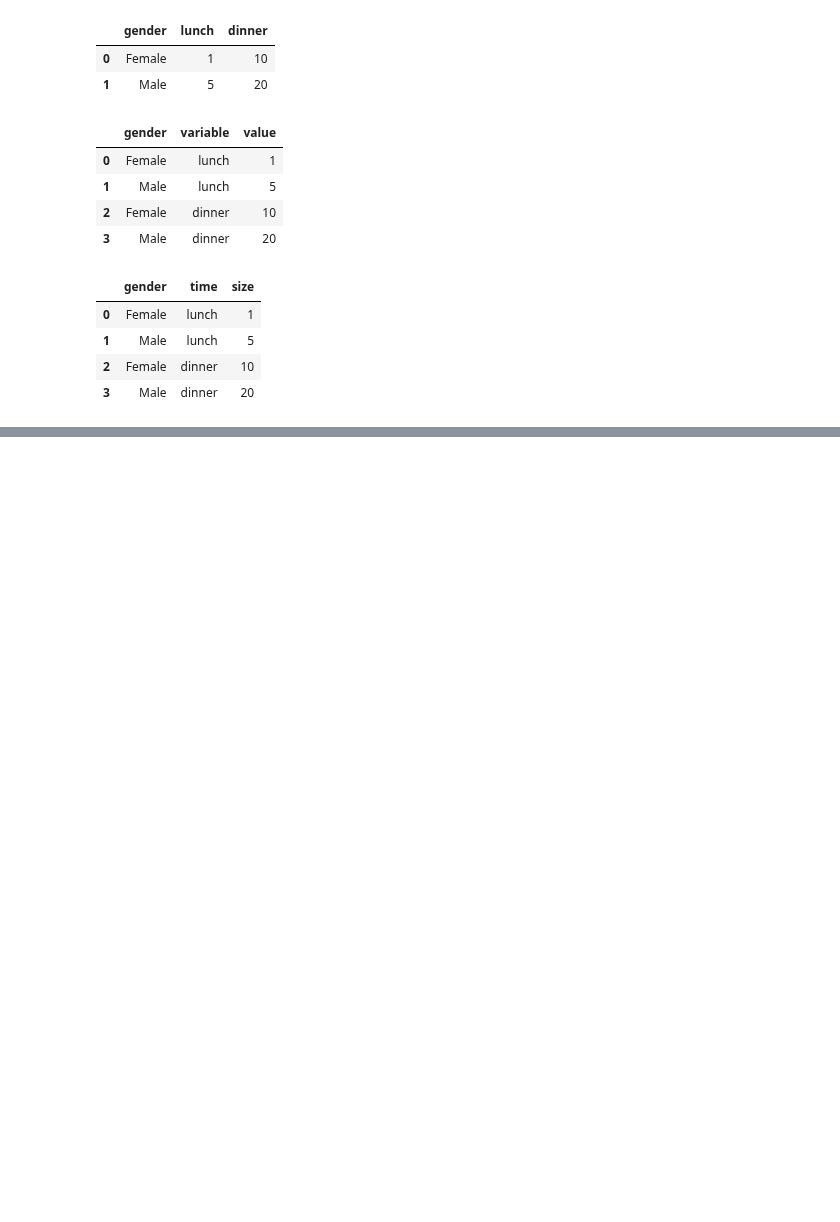
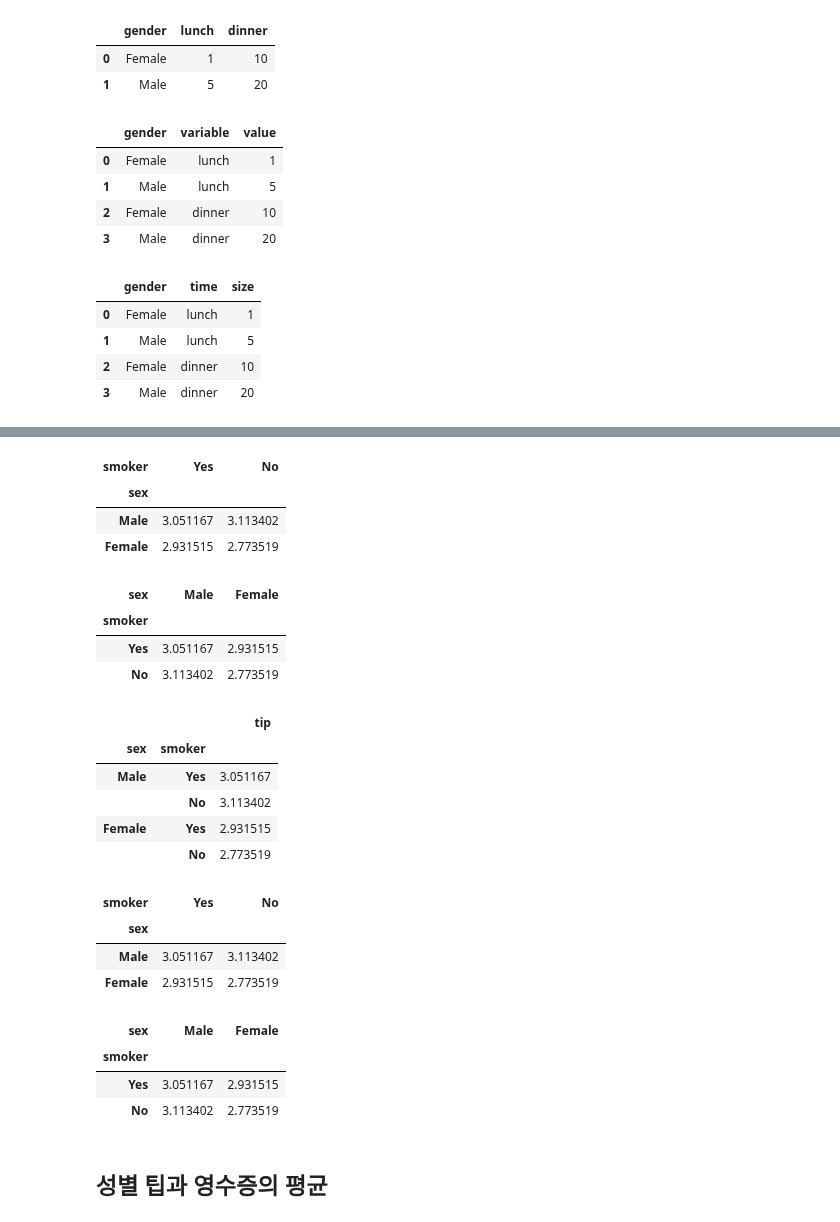
Before and after one commit to JakeOh/202511_BD53, a Jupyter notebook: lab_python/da12_shape.ipynb, the cells around one changed output, grey strips where cells are left out. Cells and saved outputs as stored; diff of their text form; code cells hidden in the pictures; blank space fills up the shorter version.

```diff
--- a/lab_python/da12_shape.ipynb
+++ b/lab_python/da12_shape.ipynb
@@ -166,0 +221,39 @@ df.melt(id_vars='gender', var_name='time', value_name='size')
+# %%
+by_sex_smoker.unstack()
+# %% [output]
+| smoker | Yes | No |
+| sex |  |  |
+| Male | 3.051167 | 3.113402 |
+| Female | 2.931515 | 2.773519 |
+# %%
+by_sex_smoker.unstack(level=0)
+# %% [output]
+| sex | Male | Female |
+| smoker |  |  |
+| Yes | 3.051167 | 2.931515 |
+| No | 3.113402 | 2.773519 |
+# %%
+tips.pivot_table(values='tip', index=['sex', 'smoker'], observed=True)
+# %% [output]
+|  |  | tip |
+| sex | smoker |  |
+| Male | Yes | 3.051167 |
+|  | No | 3.113402 |
+| Female | Yes | 2.931515 |
+|  | No | 2.773519 |
+# %%
+tips.pivot_table(values='tip', index='sex', columns='smoker', observed=True)
+# %% [output]
+| smoker | Yes | No |
+| sex |  |  |
+| Male | 3.051167 | 3.113402 |
+| Female | 2.931515 | 2.773519 |
+# %%
+tips.pivot_table(values='tip', index='smoker', columns='sex', observed=True)
+# %% [output]
+| sex | Male | Female |
+| smoker |  |  |
+| Yes | 3.051167 | 2.931515 |
+| No | 3.113402 | 2.773519 |
+# %% [markdown]
+## 성별 팁과 영수증의 평균
```
Also changed, not shown: parts of 18 cells of this notebook.
